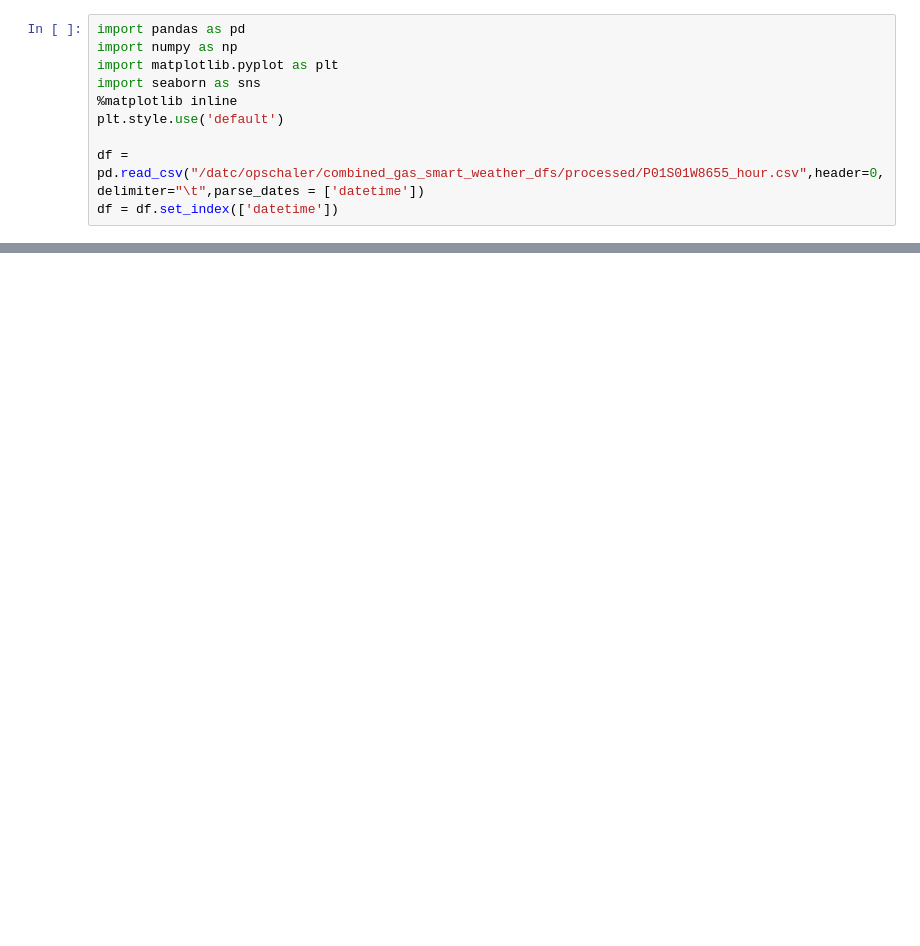
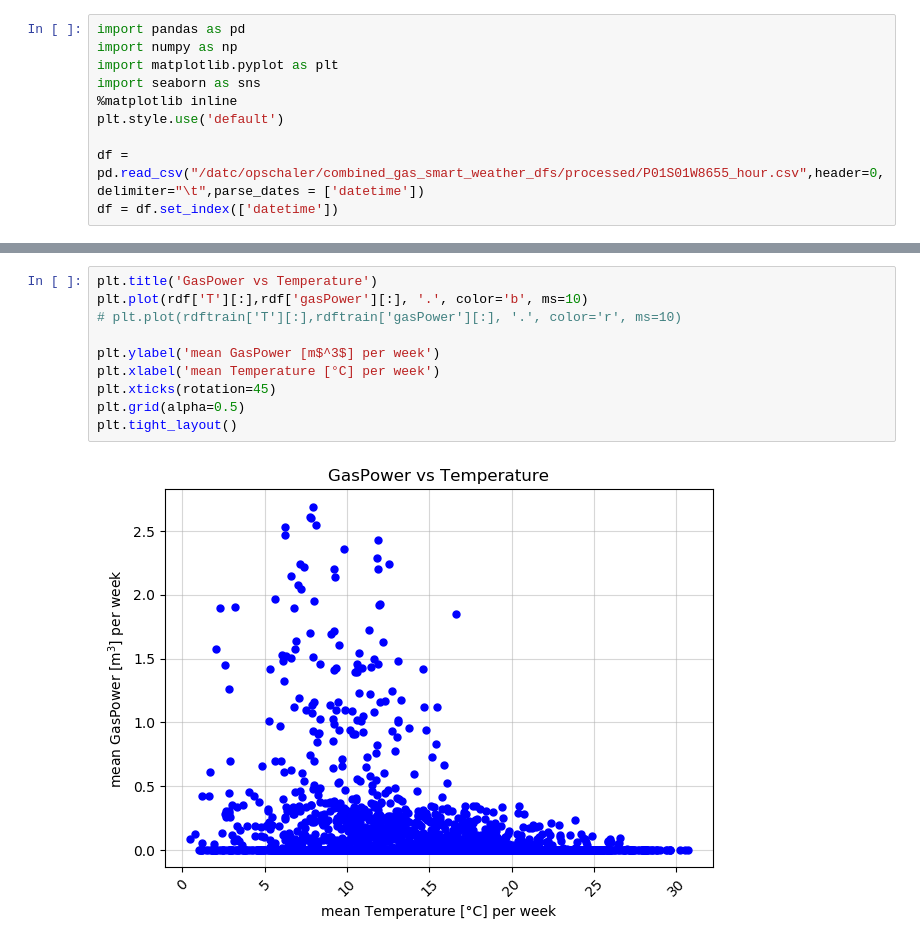
Before and after one commit to deKeijzer/KB-74-OPSCHALER, a Jupyter notebook: Personal_folders/Daan/correlationships.ipynb, the cells around one changed output, grey strips where cells are left out. Saved outputs shown, nothing was run; the diff lists cells and outputs as text; blank space fills up the shorter version.

```diff
--- a/Personal_folders/Daan/correlationships.ipynb
+++ b/Personal_folders/Daan/correlationships.ipynb
@@ -63,0 +75,12 @@ plt.show()
+# %%
+plt.title('GasPower vs Temperature')
+plt.plot(rdf['T'][:],rdf['gasPower'][:], '.', color='b', ms=10)
+# plt.plot(rdftrain['T'][:],rdftrain['gasPower'][:], '.', color='r', ms=10)
+
+plt.ylabel('mean GasPower [m$^3$] per week')
+plt.xlabel('mean Temperature [°C] per week')
+plt.xticks(rotation=45)
+plt.grid(alpha=0.5)
+plt.tight_layout()
+# %% [output]
+[figure, added]
```
Also changed, not shown: parts of 11 cells of this notebook.
